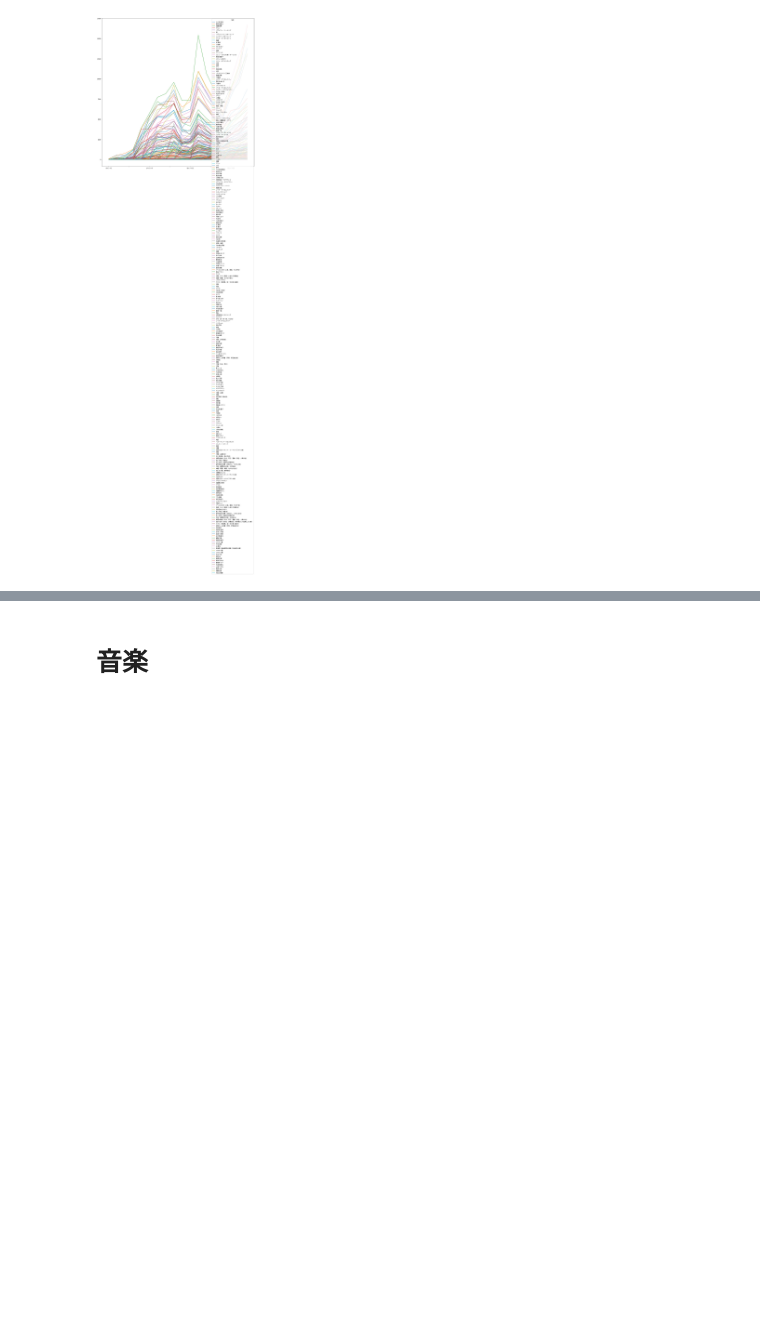
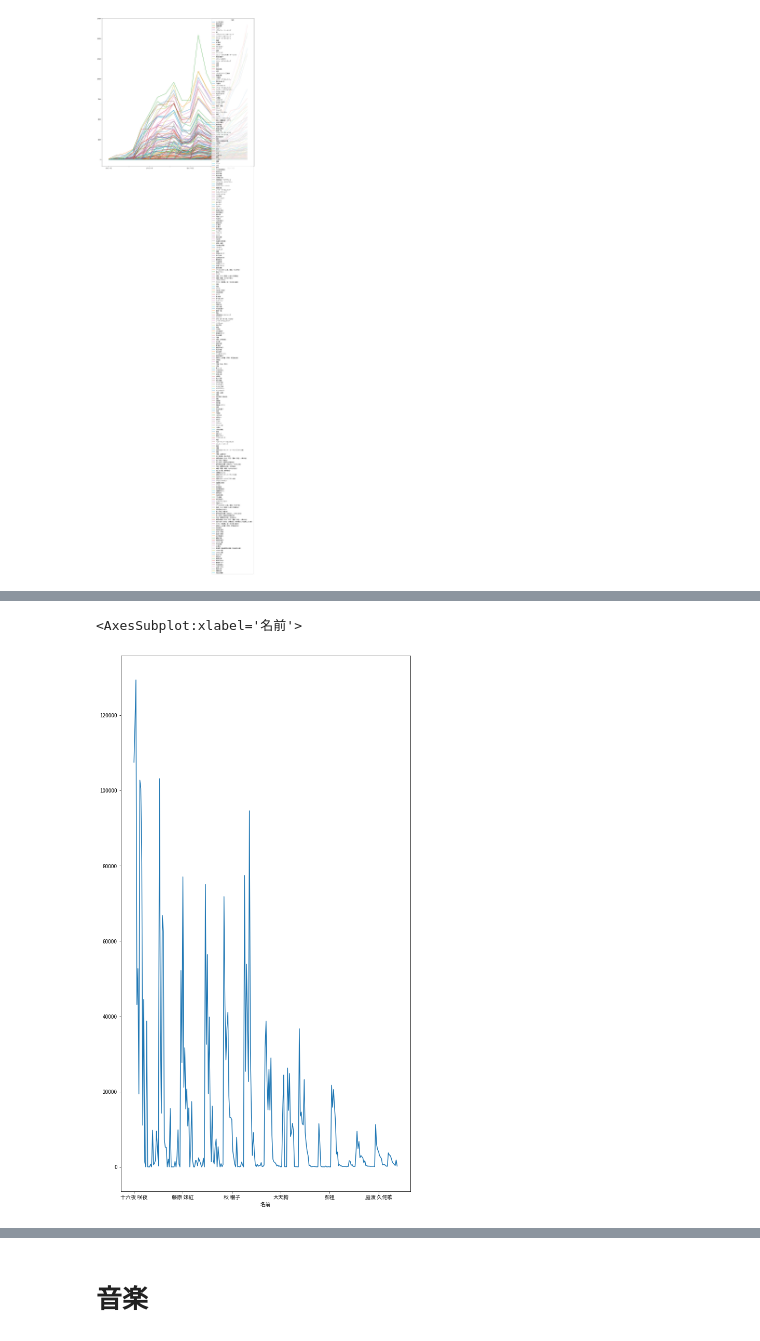
Before and after one commit to xiangze/toubou_vote_analysis, a Jupyter notebook: EDA.ipynb, the cells around one changed output, grey strips where cells are left out. Saved outputs shown, nothing was run; the diff lists cells and outputs as text; code cells hidden in the pictures; blank space fills up the shorter version.

```diff
--- a/EDA.ipynb
+++ b/EDA.ipynb
@@ -580,0 +472,5 @@ charpoint_entropy.plot(figsize=[10,10],marker='+')
+# %%
+pddT.sum().plot(figsize=(10,19))
+# %% [output]
+<AxesSubplot:xlabel='名前'>
+[figure, added]
```
Also changed, not shown: parts of 85 cells of this notebook.
